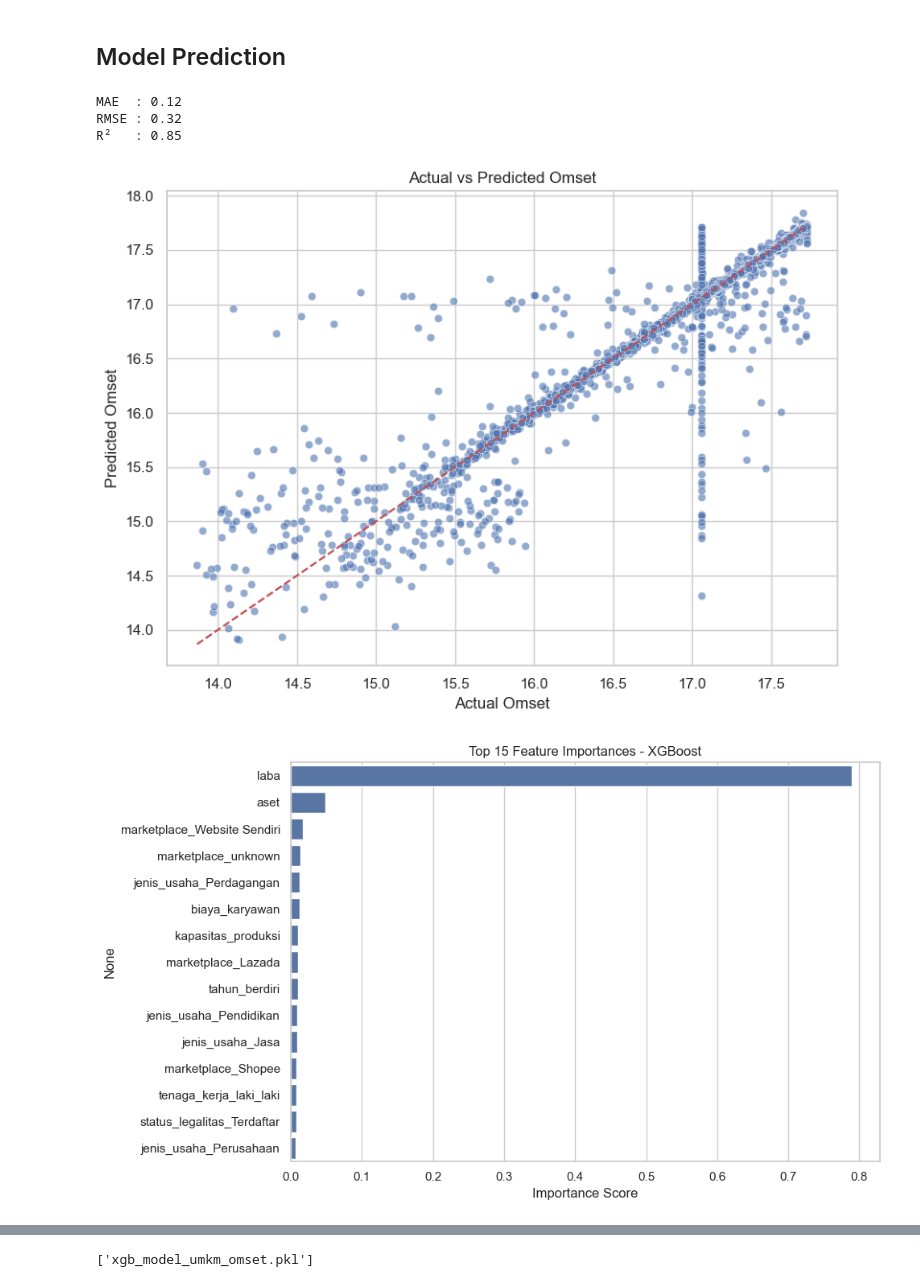
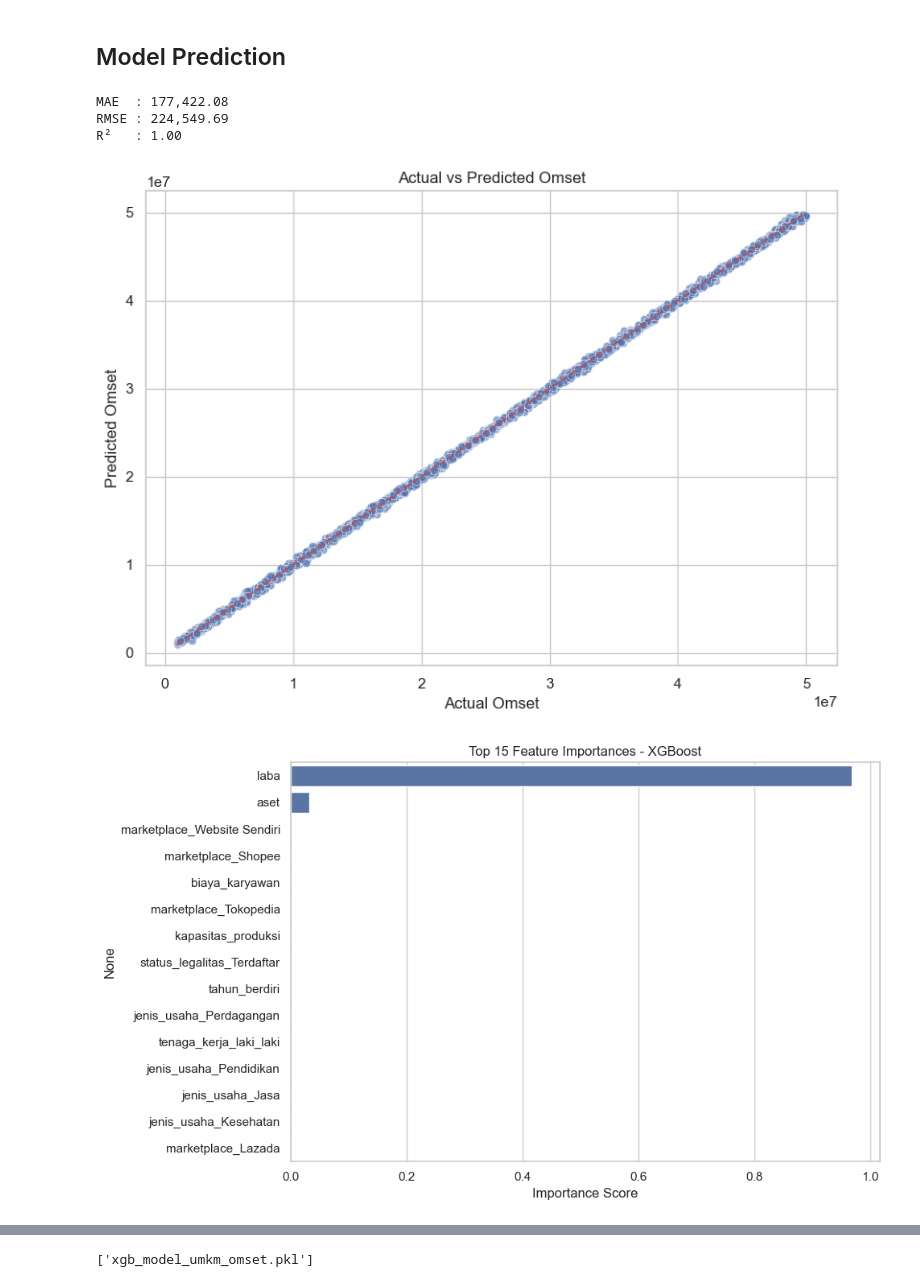
Before and after one commit to ProfDARA/dukunisasi_umkm, a Jupyter notebook: dukunisasiUMKM.ipynb, the cells around one changed output, grey strips where cells are left out. Drawn from its saved outputs; the diff is of its cells as text; code cells hidden in the pictures.

```diff
--- a/dukunisasiUMKM.ipynb
+++ b/dukunisasiUMKM.ipynb
@@ -461,7 +461,7 @@ sns.set(style="whitegrid")
 plt.rcParams['figure.figsize'] = (10, 6)
 
 # Load data
-df = pd.read_csv("dataset/dataset_usaha_cleaned.csv")
+df = pd.read_csv("dataset/dataset_usaha.csv")
 
 # Preprocessing
 cols_to_numeric = [
@@ -538,7 +538,7 @@ from sklearn.metrics import mean_absolute_error, mean_squared_error, r2_score
 from xgboost import XGBRegressor
 
 # Load Dataset
-df = pd.read_csv('dataset/dataset_usaha_cleaned.csv')
+df = pd.read_csv('dataset/dataset_usaha.csv')
 
 # --- Step 1: Drop kolom tidak relevan untuk prediksi ---
 drop_cols = ['id_umkm', 'nama_usaha']
@@ -589,38 +589,38 @@ y_pred = xgb.predict(X_test)
 mae = mean_absolute_error(y_test, y_pred)
 rmse = np.sqrt(mean_squared_error(y_test, y_pred))
 r2 = r2_score(y_test, y_pred)
 
 print(f"MAE  : {mae:,.2f}")
 print(f"RMSE : {rmse:,.2f}")
 print(f"R²   : {r2:.2f}")
 
 # --- Step 11: Plot Actual vs Predicted ---
 plt.figure(figsize=(8, 6))
 sns.scatterplot(x=y_test, y=y_pred, alpha=0.6)
 plt.plot([y_test.min(), y_test.max()], [y_test.min(), y_test.max()], 'r--')
 plt.xlabel('Actual Omset')
 plt.ylabel('Predicted Omset')
 plt.title('Actual vs Predicted Omset')
 plt.tight_layout()
 plt.show()
 
 # --- Step 12: Feature Importance ---
 importances = xgb.feature_importances_
 features = X.columns
 sorted_idx = np.argsort(importances)[::-1]
 
 plt.figure(figsize=(10, 6))
 sns.barplot(x=importances[sorted_idx][:15], y=features[sorted_idx][:15])
 plt.title("Top 15 Feature Importances - XGBoost")
 plt.xlabel("Importance Score")
 plt.tight_layout()
 plt.show()
 # %% [output]
-MAE  : 0.12
-RMSE : 0.32
-R²   : 0.85
+MAE  : 177,422.08
+RMSE : 224,549.69
+R²   : 1.00
-[figure, old version]
+[figure, new version]
-[figure, old version]
+[figure, new version]
 # %%
 import matplotlib.pyplot as plt
 import seaborn as sns
```
Also changed, not shown: parts of 7 cells of this notebook, 1 other file.
